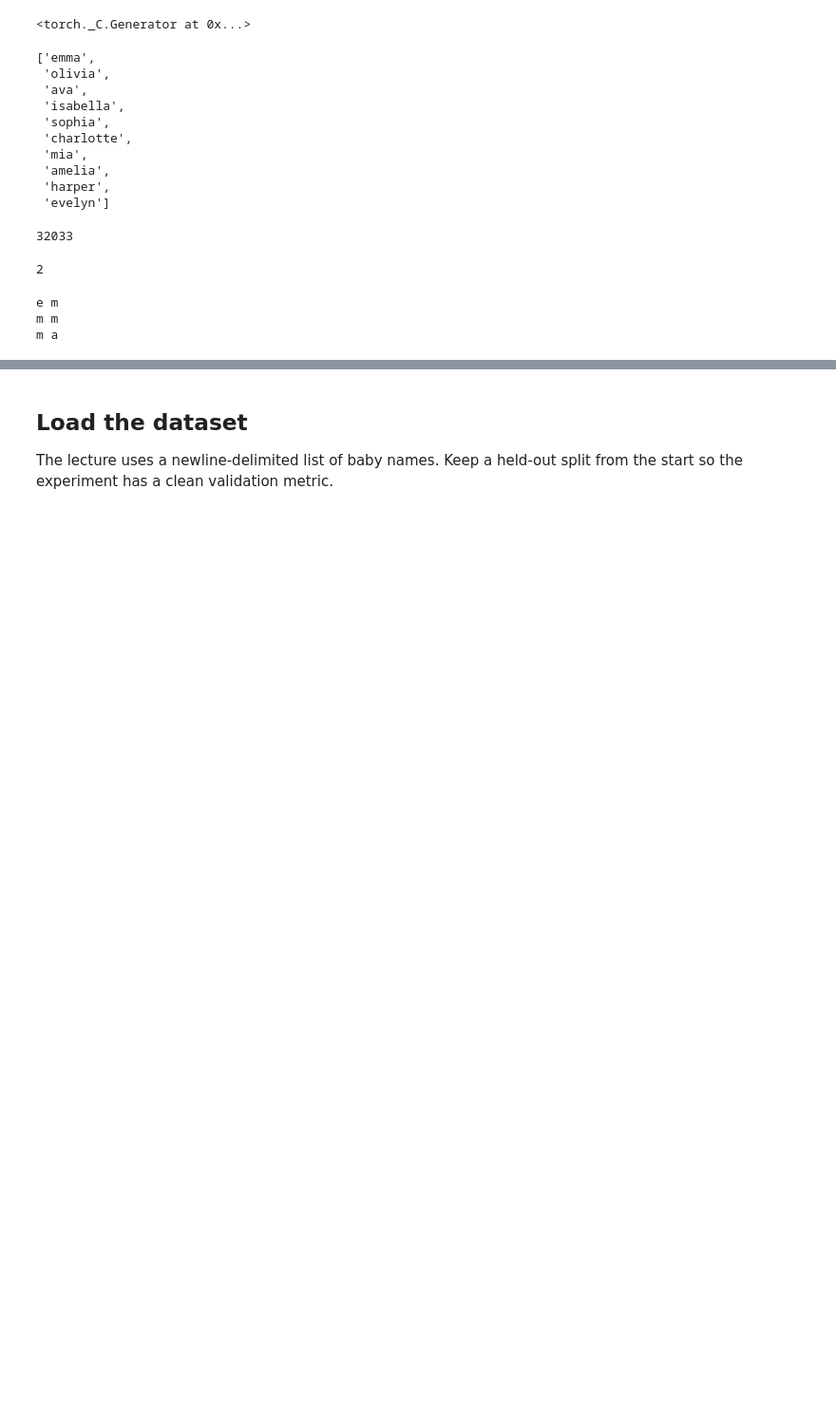
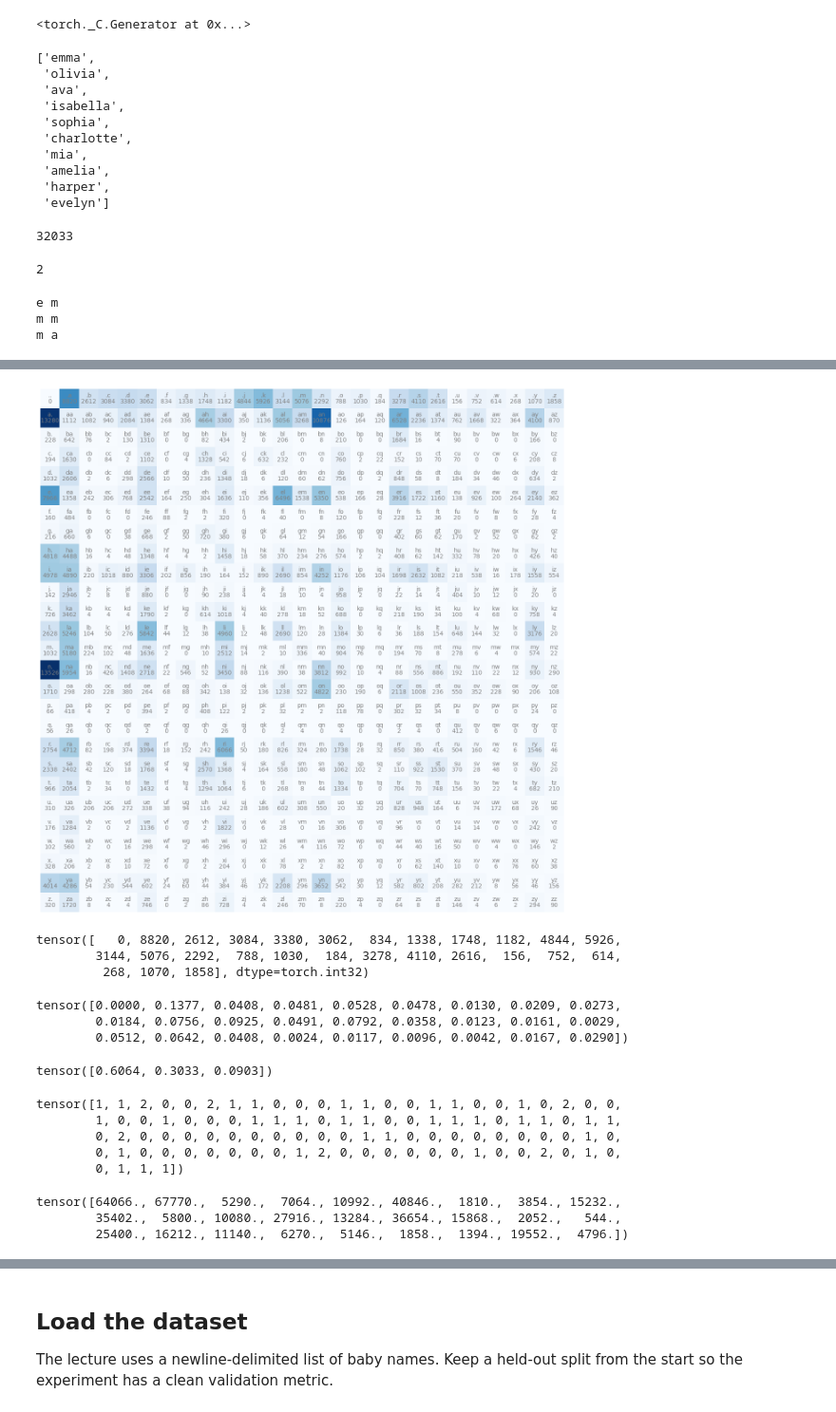
Before and after one commit to vallari24/zero-to-research, a Jupyter notebook: notebooks/02_makemore_bigrams.ipynb, the cells around one changed output, grey strips where cells are left out. Shown at 95% size. Cells and saved outputs as stored; diff of their text form; code cells hidden in the pictures; blank space fills up the shorter version.

```diff
--- a/notebooks/02_makemore_bigrams.ipynb
+++ b/notebooks/02_makemore_bigrams.ipynb
@@ -76,3 +76,13 @@ for w in words[:1]:
 e m
 m m
 m a
+# %%
+N = torch.zeros((27,27), dtype = torch.int32)
+# %%
+
+chars = sorted(list(set(''.join(words))))
+stoi = {s:i+1 for i,s in enumerate(chars)}
+stoi['.'] = 0
+itos = {i:s for s,i in stoi.items()}
+
+# stoi['<E>'] = 27
@@ -78,0 +109,11 @@ m a
+# %%
+for w in words:
+  chs = ['.'] + list(w) + ['.']
+  for ch1, ch2 in zip(chs, chs[1:]):
+    ix1 = stoi[ch1]
+    ix2 = stoi[ch2]
+    N[ix1, ix2] += 1
+
+        # biagram = (ch1, ch2)
+        # b[biagram] = b.get(biagram, 0) + 1
+        # print(ch1, ch2)
@@ -78,0 +122,50 @@ m a
+# %%
+import matplotlib.pyplot as plt
+%matplotlib inline
+
+plt.figure(figsize=(16,16))
+plt.imshow(N, cmap='Blues')
+for i in range(27):
+    for j in range(27):
+        chstr = itos[i] + itos[j]
+        plt.text(j, i, chstr, ha="center", va="bottom", color='gray')
+        plt.text(j, i, N[i, j].item(), ha="center", va="top", color='gray')
+plt.axis('off');
+# %% [output]
+[figure, added]
+# %%
+N[0]
+# %% [output]
+tensor([   0, 8820, 2612, 3084, 3380, 3062,  834, 1338, 1748, 1182, 4844, 5926,
+        3144, 5076, 2292,  788, 1030,  184, 3278, 4110, 2616,  156,  752,  614,
+         268, 1070, 1858], dtype=torch.int32)
+# %%
+p = N[0].float()
+p = p/p.sum()
+p
+# %% [output]
+tensor([0.0000, 0.1377, 0.0408, 0.0481, 0.0528, 0.0478, 0.0130, 0.0209, 0.0273,
+        0.0184, 0.0756, 0.0925, 0.0491, 0.0792, 0.0358, 0.0123, 0.0161, 0.0029,
+        0.0512, 0.0642, 0.0408, 0.0024, 0.0117, 0.0096, 0.0042, 0.0167, 0.0290])
+# %%
+g = torch.Generator().manual_seed(2147483647)
+h = torch.rand(3, generator=g)
+h = h/h.sum()
+h
+# %% [output]
+tensor([0.6064, 0.3033, 0.0903])
+# %%
+torch.multinomial(h, num_samples = 100, replacement = True, generator=g)
+# %% [output]
+tensor([1, 1, 2, 0, 0, 2, 1, 1, 0, 0, 0, 1, 1, 0, 0, 1, 1, 0, 0, 1, 0, 2, 0, 0,
+        1, 0, 0, 1, 0, 0, 0, 1, 1, 1, 0, 1, 1, 0, 0, 1, 1, 1, 0, 1, 1, 0, 1, 1,
+        0, 2, 0, 0, 0, 0, 0, 0, 0, 0, 0, 0, 1, 1, 0, 0, 0, 0, 0, 0, 0, 0, 1, 0,
+        0, 1, 0, 0, 0, 0, 0, 0, 0, 1, 2, 0, 0, 0, 0, 0, 0, 1, 0, 0, 2, 0, 1, 0,
+        0, 1, 1, 1])
+# %%
+P = N.float()
+P.sum(dim=1)
+# %% [output]
+tensor([64066., 67770.,  5290.,  7064., 10992., 40846.,  1810.,  3854., 15232.,
+        35402.,  5800., 10080., 27916., 13284., 36654., 15868.,  2052.,   544.,
+        25400., 16212., 11140.,  6270.,  5146.,  1858.,  1394., 19552.,  4796.])
```
Also changed, not shown: parts of 65 cells of this notebook.
